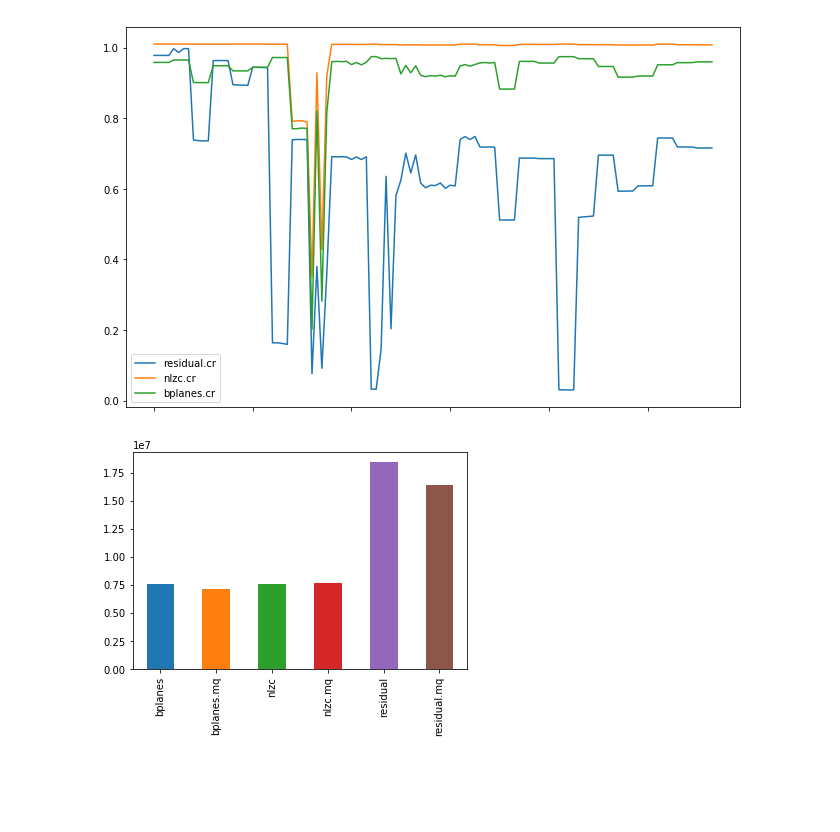
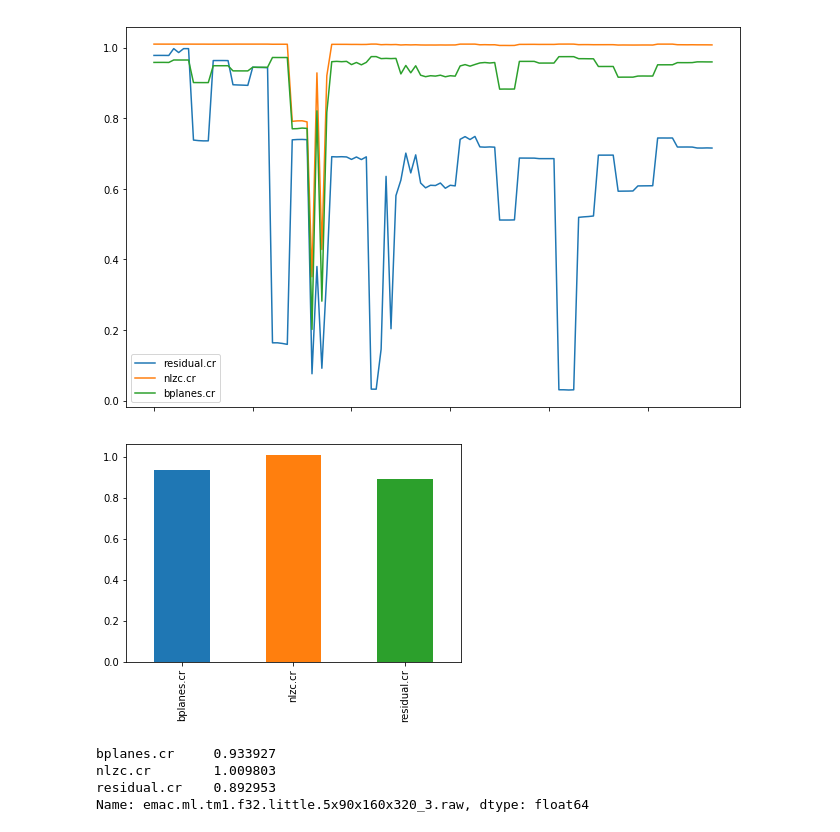
Before and after one commit to ucyo/pzip-cli, a Jupyter notebook: low-hanging-fruits/00_MQ_default_analysis.ipynb, the cells around one changed output. Cells and saved outputs as stored; diff of their text form; code cells hidden in the pictures; blank space fills up the shorter version.

```diff
--- a/low-hanging-fruits/00_MQ_default_analysis.ipynb
+++ b/low-hanging-fruits/00_MQ_default_analysis.ipynb
@@ -65,6 +65,13 @@ df.loc[:,[x for x in df.columns if "cr" in x]].sort_index().plot(figsize=(11,7))
 [figure]
 # %%
 df = df.reindex(sorted(df.columns), axis=1)
-df.loc['emac.ml.tm1.f32.little.5x90x160x320_3.raw',[x for x in df.columns if 'cr' not in x]].plot.bar();
+df.loc['emac.ml.tm1.f32.little.5x90x160x320_3.raw',[x for x in df.columns if 'cr' in x]].plot.bar();
 # %% [output]
-[figure, old version]
+[figure, new version]
+# %%
+df.loc['emac.ml.tm1.f32.little.5x90x160x320_3.raw',[x for x in df.columns if 'cr' in x]]
+# %% [output]
+bplanes.cr     0.933927
+nlzc.cr        1.009803
+residual.cr    0.892953
+Name: emac.ml.tm1.f32.little.5x90x160x320_3.raw, dtype: float64
```
Also changed, not shown: 3 other files.
